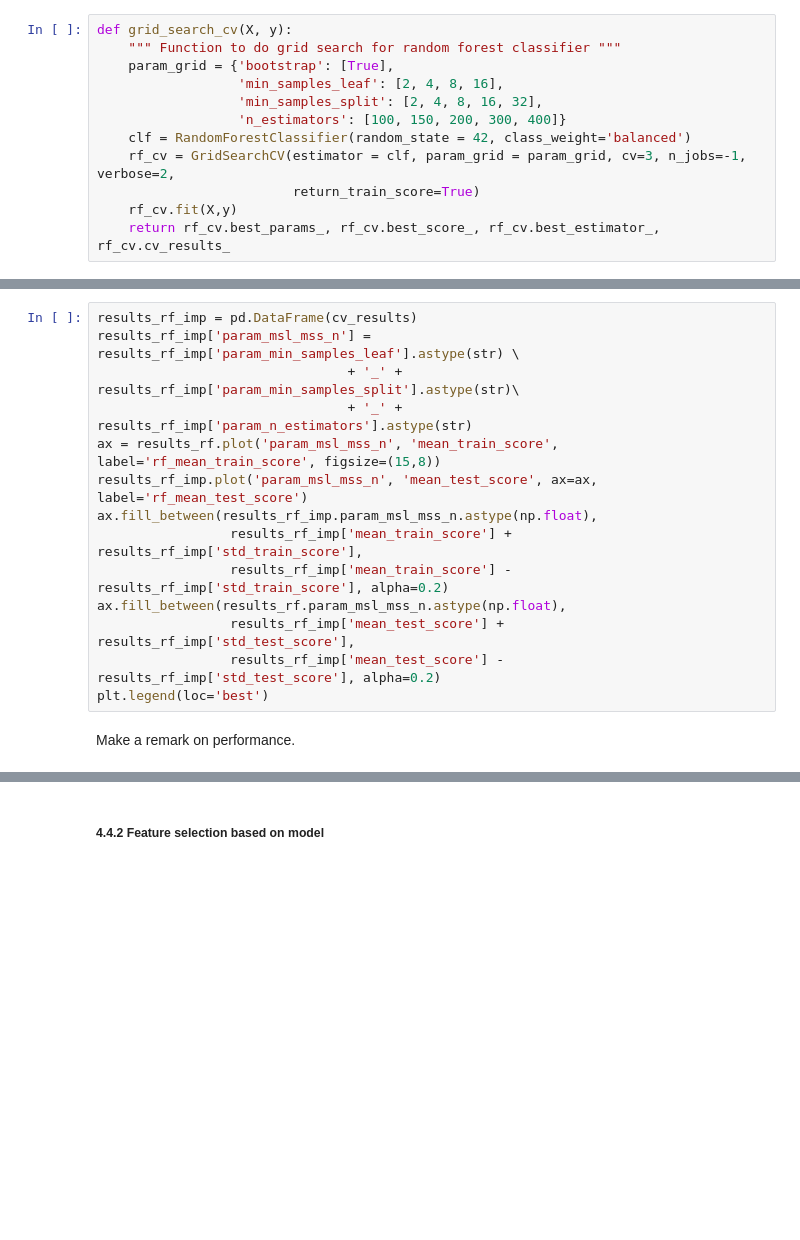
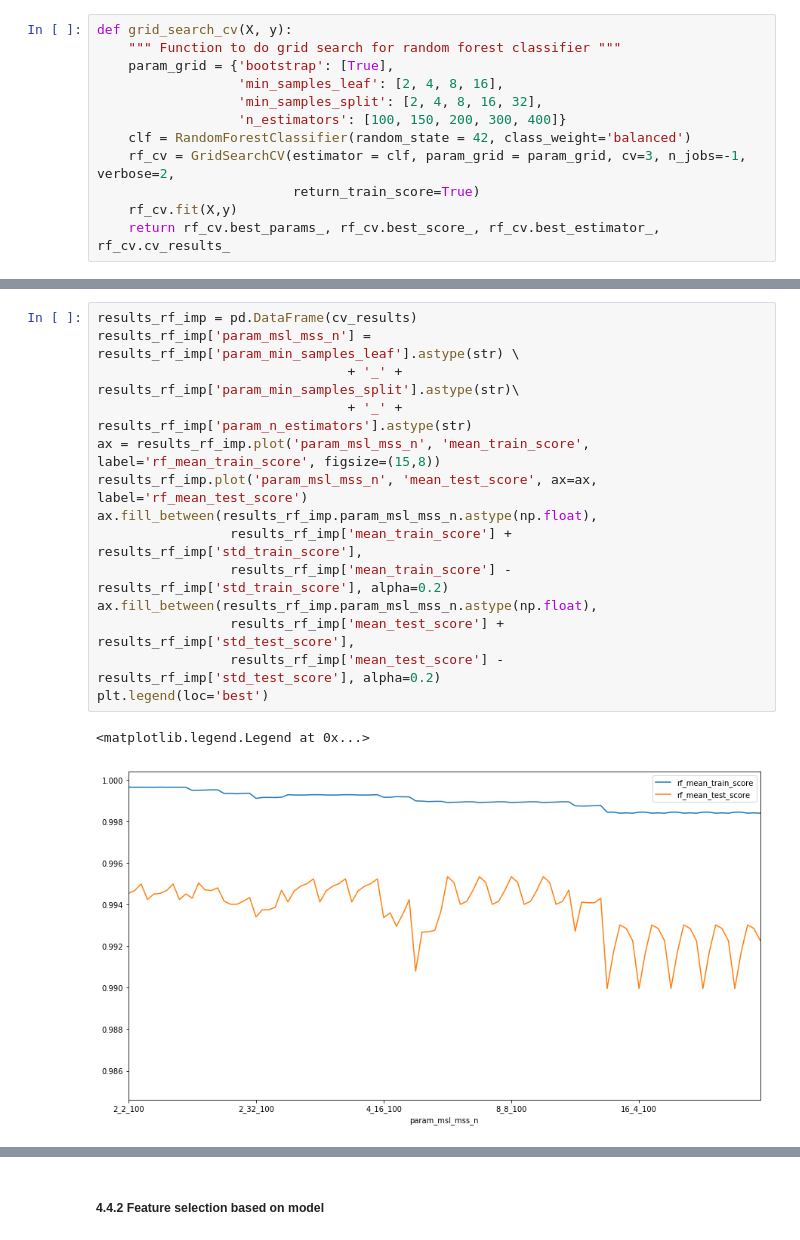
Before and after one commit to narendraparigi1987/ml_assignment, a Jupyter notebook: ML Network Intrusion - 20200311-naren_v02.ipynb, the cells around one changed output, grey strips where cells are left out. Drawn from its saved outputs; the diff is of its cells as text; blank space fills up the shorter version.

```diff
--- a/ML Network Intrusion - 20200311-naren_v02.ipynb
+++ b/ML Network Intrusion - 20200311-naren_v02.ipynb
@@ -1059,16 +1084,17 @@ plt.show()
 # %%
 results_rf_imp = pd.DataFrame(cv_results)
 results_rf_imp['param_msl_mss_n'] = results_rf_imp['param_min_samples_leaf'].astype(str) \
                                 + '_' + results_rf_imp['param_min_samples_split'].astype(str)\
                                 + '_' + results_rf_imp['param_n_estimators'].astype(str)
-ax = results_rf.plot('param_msl_mss_n', 'mean_train_score', label='rf_mean_train_score', figsize=(15,8))
+ax = results_rf_imp.plot('param_msl_mss_n', 'mean_train_score', label='rf_mean_train_score', figsize=(15,8))
 results_rf_imp.plot('param_msl_mss_n', 'mean_test_score', ax=ax, label='rf_mean_test_score')
 ax.fill_between(results_rf_imp.param_msl_mss_n.astype(np.float),
                  results_rf_imp['mean_train_score'] + results_rf_imp['std_train_score'],
                  results_rf_imp['mean_train_score'] - results_rf_imp['std_train_score'], alpha=0.2)
-ax.fill_between(results_rf.param_msl_mss_n.astype(np.float),
+ax.fill_between(results_rf_imp.param_msl_mss_n.astype(np.float),
                  results_rf_imp['mean_test_score'] + results_rf_imp['std_test_score'],
                  results_rf_imp['mean_test_score'] - results_rf_imp['std_test_score'], alpha=0.2)
 plt.legend(loc='best')
+# %% [output]
+<matplotlib.legend.Legend at 0x...>
+[figure, added]
-# %% [markdown]
-Make a remark on performance.
```
Also changed, not shown: parts of 21 cells of this notebook.
